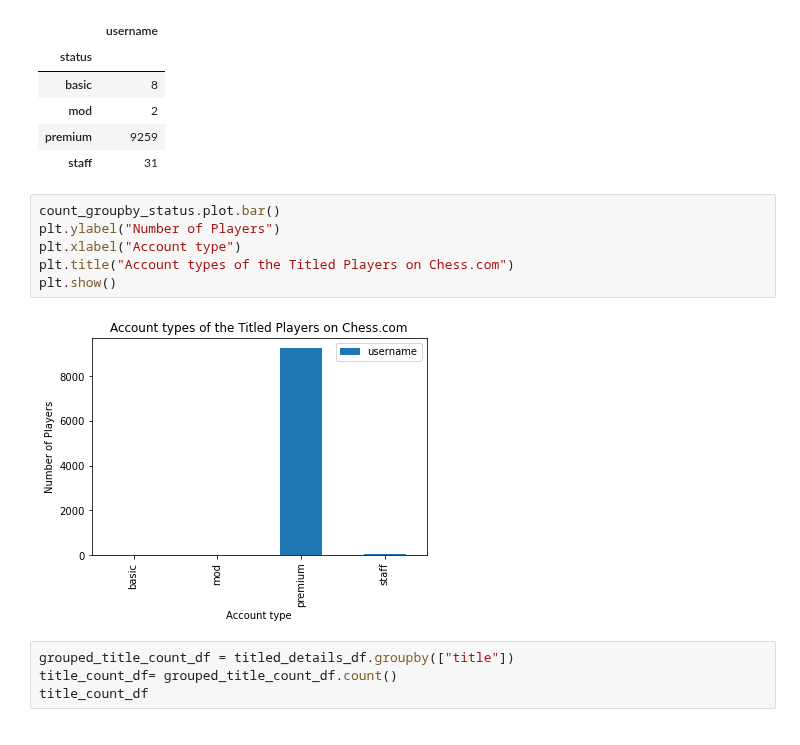
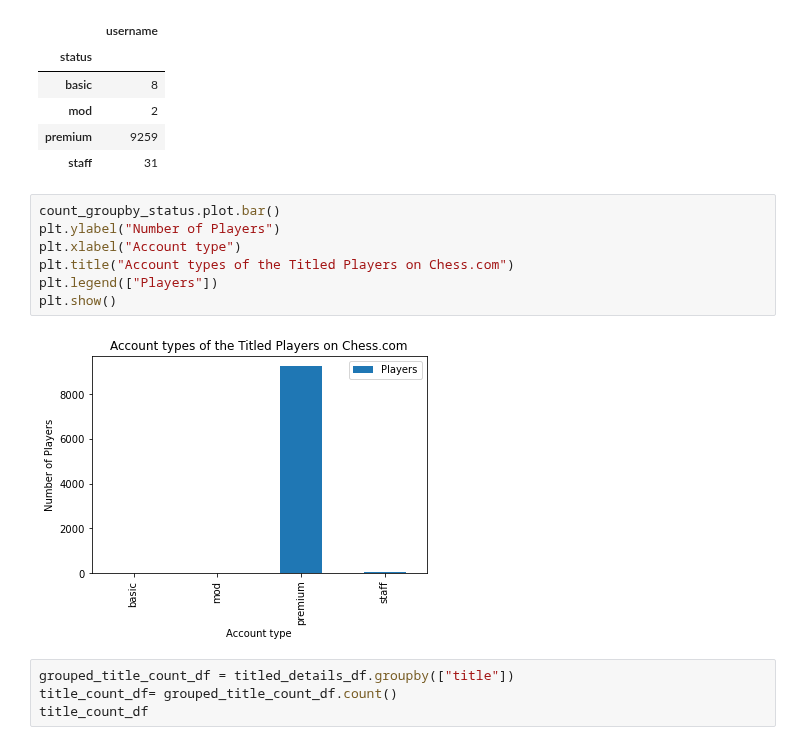
Before and after one commit to melissamonroe/who-plays-chess, a Jupyter notebook: titled_players_data.ipynb, the cells around one changed output. Saved outputs shown, nothing was run; the diff lists cells and outputs as text.

Commit message:
graph legends update

```diff
--- a/titled_players_data.ipynb
+++ b/titled_players_data.ipynb
@@ -77,11 +77,12 @@ count_groupby_status
 # %%
 count_groupby_status.plot.bar()
 plt.ylabel("Number of Players")
 plt.xlabel("Account type")
 plt.title("Account types of the Titled Players on Chess.com")
+plt.legend(["Players"])
 plt.show()
 # %% [output]
-[figure, old version]
+[figure, new version]
 # %%
 grouped_title_count_df = titled_details_df.groupby(["title"])
 title_count_df= grouped_title_count_df.count()
```
Also changed, not shown: parts of 2 cells of this notebook.
